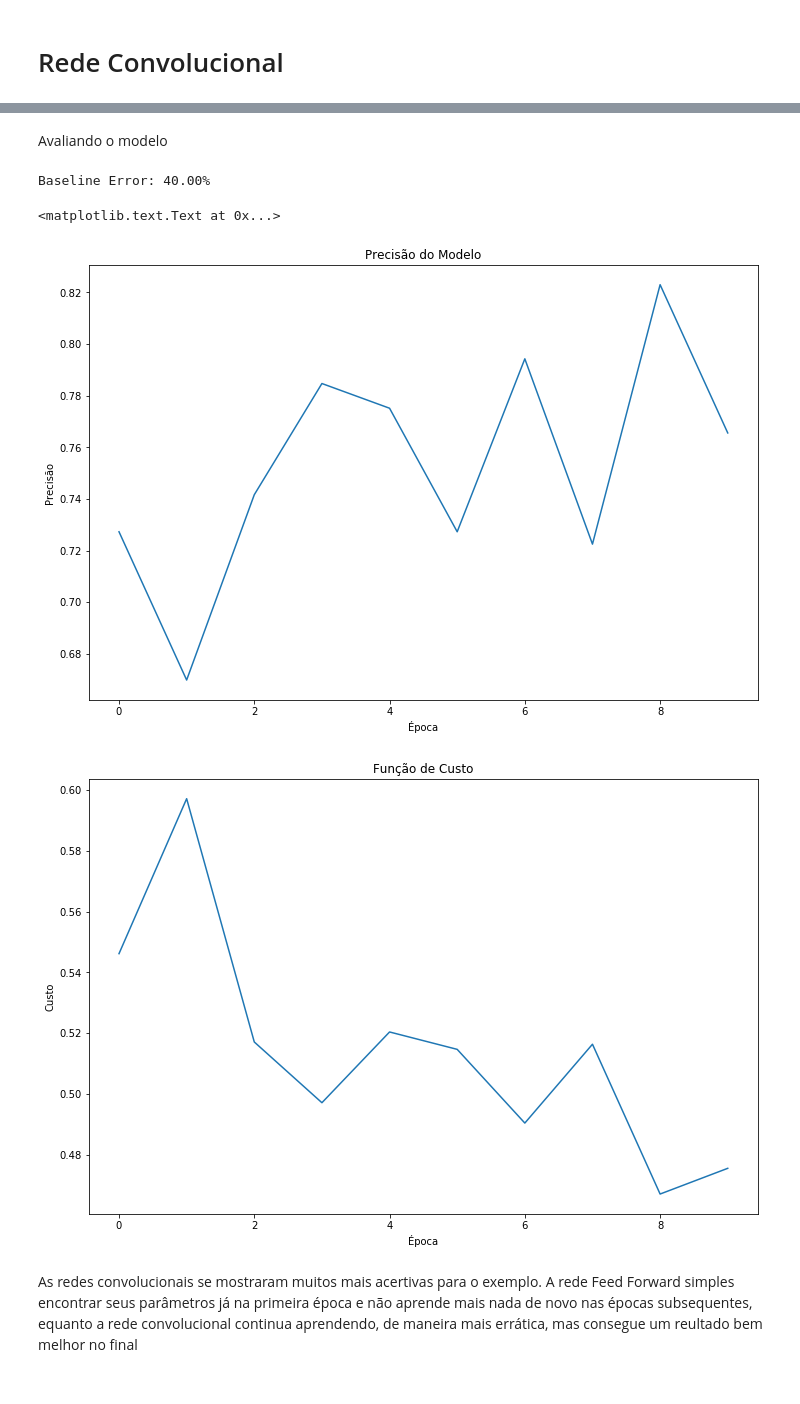
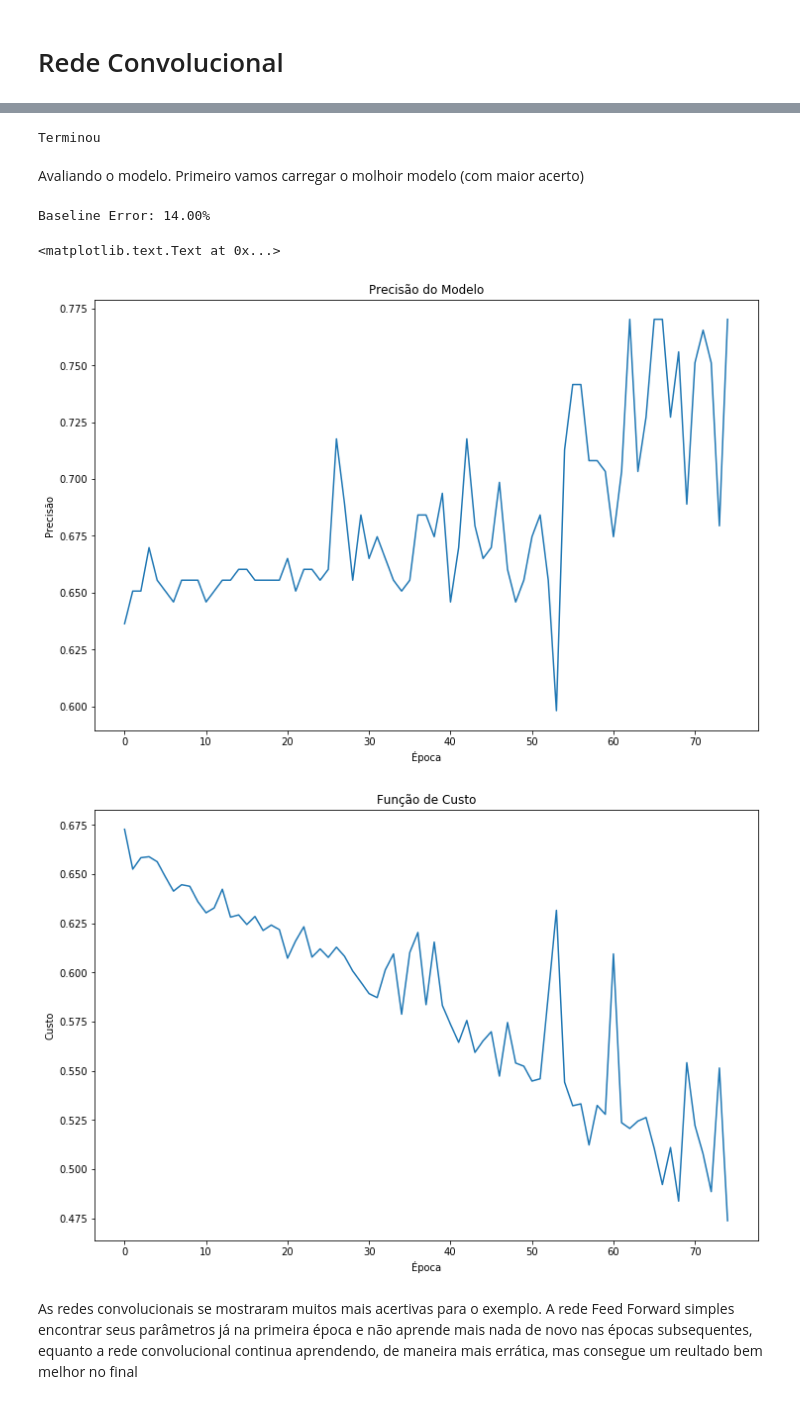
Before and after one commit to ramonsilvanet/trabalho-redes-neurais, a Jupyter notebook: exercício_2_redes_cnn_gatos.ipynb, the cells around one changed output, grey strips where cells are left out. Saved outputs shown, nothing was run; the diff lists cells and outputs as text; code cells hidden in the pictures.

Commit message:
:imp: salvando melhor modelo

```diff
--- a/exercício_2_redes_cnn_gatos.ipynb
+++ b/exercício_2_redes_cnn_gatos.ipynb
@@ -115,11 +115,15 @@ Baseline Error: 66.00%
 # %%
 cnn = Sequential()
 cnn.add(Convolution2D(batch_input_shape=(None, LARGURA, ALTURA, CANAIS), filters=32, kernel_size=5, strides=1, padding='same', data_format='channels_first',))
-cnn.add(MaxPooling2D(pool_size=(2,2)))
+cnn.add(MaxPooling2D(pool_size=(2, 2)))
+cnn.add(Convolution2D(15, (3,3), activation='relu'))
+cnn.add(MaxPooling2D(pool_size=(2, 2)))
+cnn.add(Dropout(0.2))
 cnn.add(Flatten())
 cnn.add(Dense(128, activation='relu'))
+cnn.add(Dense(50, activation='relu'))
 cnn.add(Dense(num_classes, activation='softmax'))
-
+#cnn.compile(loss='categorical_crossentropy', optimizer='adam', metrics=['accuracy'])
 cnn.compile(loss='categorical_crossentropy', optimizer='sgd', metrics=['accuracy'])
 # %%
 X_train = train_set_x_orig
@@ -135,5 +139,3 @@ X_test = X_test / 255
 #codificando as saidas
 Y_train = np_utils.to_categorical(train_set_y_orig)
 Y_test = np_utils.to_categorical(test_set_y_orig)
-# %%
-history = cnn.fit(X_train, Y_train, validation_data=(X_test, Y_test), epochs=10, batch_size=50, verbose=1)
@@ -158,26 +142,38 @@ Epoch 10/10
-# %% [markdown]
-Avaliando o modelo
+# %%
+#criando o callback para salvar o melhor modelo
+checkpoint = ModelCheckpoint('weights.best.hdf5', monitor='val_acc', save_best_only=True, mode='max')
+callback_list = [checkpoint]
+
+history = cnn.fit(X_train, Y_train, validation_data=(X_test, Y_test), epochs=75, batch_size=100, verbose=0, callbacks=callback_list)
+print("Terminou")
+# %% [output]
+Terminou
+# %% [markdown]
+Avaliando o modelo. Primeiro vamos carregar o molhoir modelo (com maior acerto)
 # %%
+cnn.load_weights("weights.best.hdf5")
+cnn.compile(loss='categorical_crossentropy', optimizer='sgd', metrics=['accuracy'])
+
 scores = cnn.evaluate(X_test, Y_test, verbose=0)
 print("Baseline Error: %.2f%%" % (100-scores[1]*100))
 
 plt.figure(figsize=(12,8))
 
 plt.plot(history.history['acc'])
 plt.title('Precisão do Modelo')
 plt.ylabel('Precisão')
 plt.xlabel('Época')
 
 plt.figure(figsize=(12,8))
 plt.plot(history.history['loss'])
 plt.title('Função de Custo')
 plt.ylabel('Custo')
 plt.xlabel('Época')
 # %% [output]
-Baseline Error: 40.00%
+Baseline Error: 14.00%
 <matplotlib.text.Text at 0x...>
-[figure, old version]
+[figure, new version]
-[figure, old version]
+[figure, new version]
 # %% [markdown]
 As redes convolucionais se mostraram muitos mais acertivas para o exemplo.
 A rede Feed Forward simples encontrar seus parâmetros já na primeira época e não aprende mais nada de novo nas épocas
```
Also changed, not shown: parts of 8 cells of this notebook, 1 other file.
